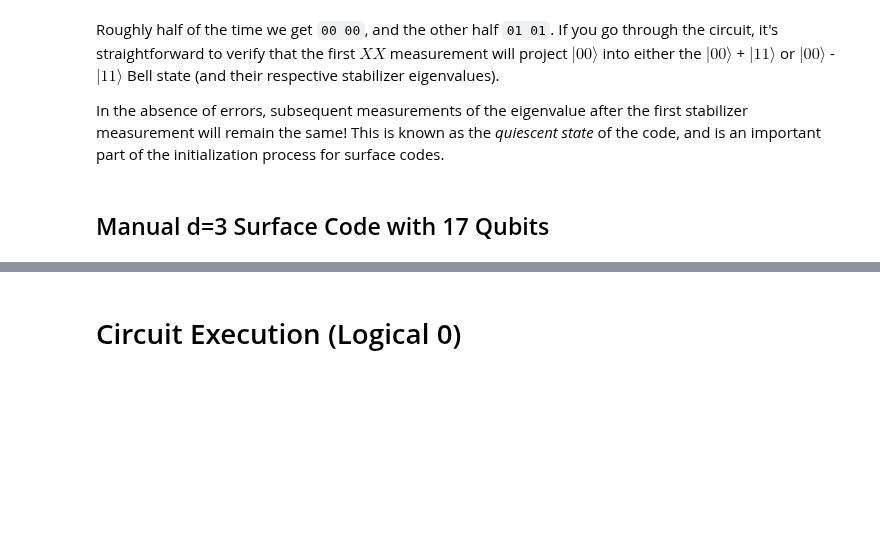
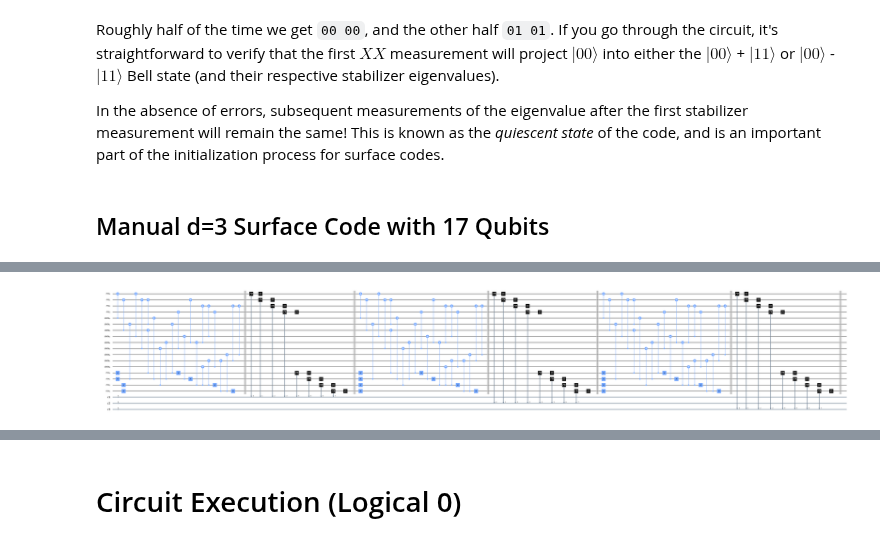
Before and after one commit to yaleqc/qtcodes, a Jupyter notebook: tutorials/1_surface_code_encoding.ipynb, the cells around one changed output, grey strips where cells are left out. Cells and saved outputs as stored; diff of their text form; code cells hidden in the pictures; blank space fills up the shorter version.

```diff
--- a/tutorials/1_surface_code_encoding.ipynb
+++ b/tutorials/1_surface_code_encoding.ipynb
@@ -108,0 +87,60 @@ circ.draw(output='mpl')
+# %%
+data = QuantumRegister(9, name='data')
+mx = QuantumRegister(4, name='mx')
+mz = QuantumRegister(4, name='mz')
+
+rounds=3
+measurements = [ClassicalRegister(8, name="c{}".format(i+1)) for i in range(rounds)]
+
+circ = QuantumCircuit(mz, data, mx, *measurements)
+for i in range(rounds):
+    # Top left
+    circ.h(mx[1])
+    circ.cx(mx[1], data[1])
+    circ.cx(data[0], mz[0])
+    circ.cx(mx[1], data[0])
+    circ.cx(mx[1], data[4])
+    circ.cx(data[3], mz[0])
+    circ.cx(mx[1], data[3])
+    circ.h(mx[1])
+
+    # Top right
+    circ.h(mx[0])
+    circ.cx(data[2], mz[1])
+    circ.cx(data[5], mz[1])
+    circ.cx(data[1], mz[1])
+    circ.cx(data[4], mz[1])
+    circ.cx(mx[0], data[2])
+    circ.cx(mx[0], data[1])
+    circ.h(mx[0])
+
+    # Bottom right
+    circ.h(mx[2])
+    circ.cx(mx[2], data[5])
+    circ.cx(mx[2], data[4])
+    circ.cx(mx[2], data[8])
+    circ.cx(mx[2], data[7])
+    circ.cx(data[5], mz[3])
+    circ.cx(data[8], mz[3])
+    circ.h(mx[2])
+
+    # Bottom left
+    circ.h(mx[3])
+    circ.cx(mx[3], data[7])
+    circ.cx(mx[3], data[6])
+    circ.cx(data[4], mz[2])
+    circ.cx(data[3], mz[2])
+    circ.cx(data[7], mz[2])
+    circ.cx(data[6], mz[2])
+    circ.h(mx[3])
+    circ.barrier()
+
+    circ.measure(mz, measurements[i][0:4])
+    circ.measure(mx, measurements[i][4:8])
+    circ.reset(mz)
+    circ.reset(mx)
+    circ.barrier()
+
+circ.draw(output='mpl', fold=200)
+# %% [output]
+[figure, added]
```
Also changed, not shown: parts of 9 cells of this notebook.
